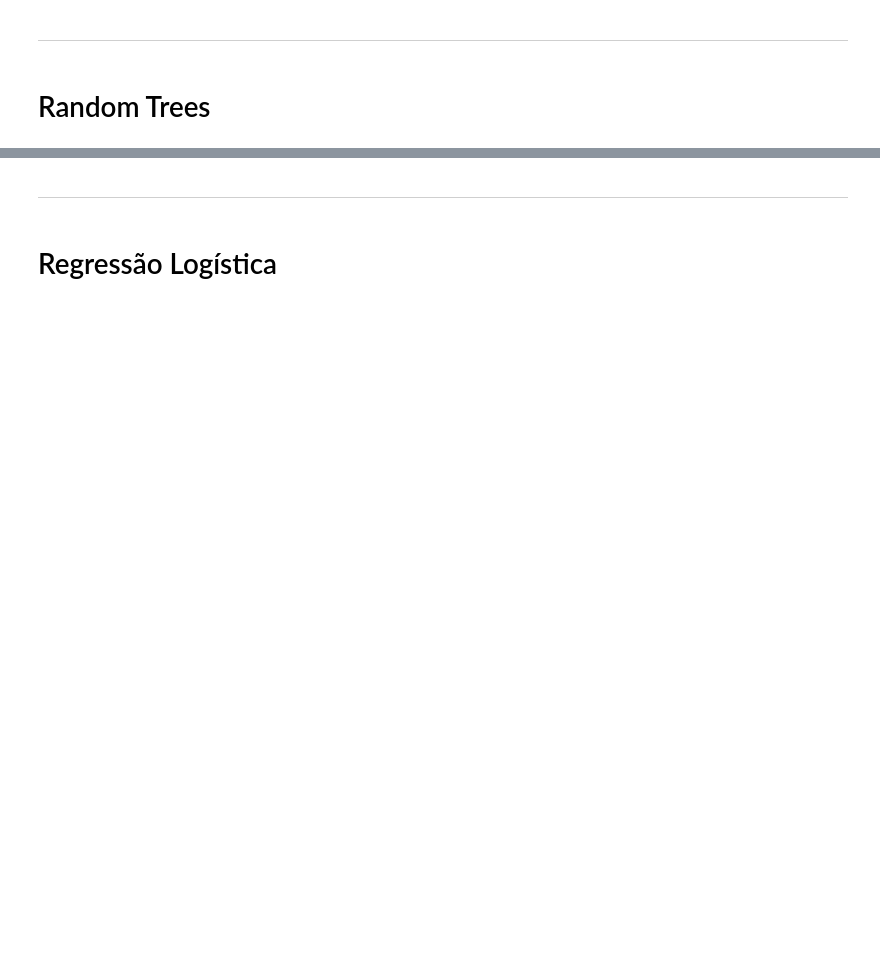
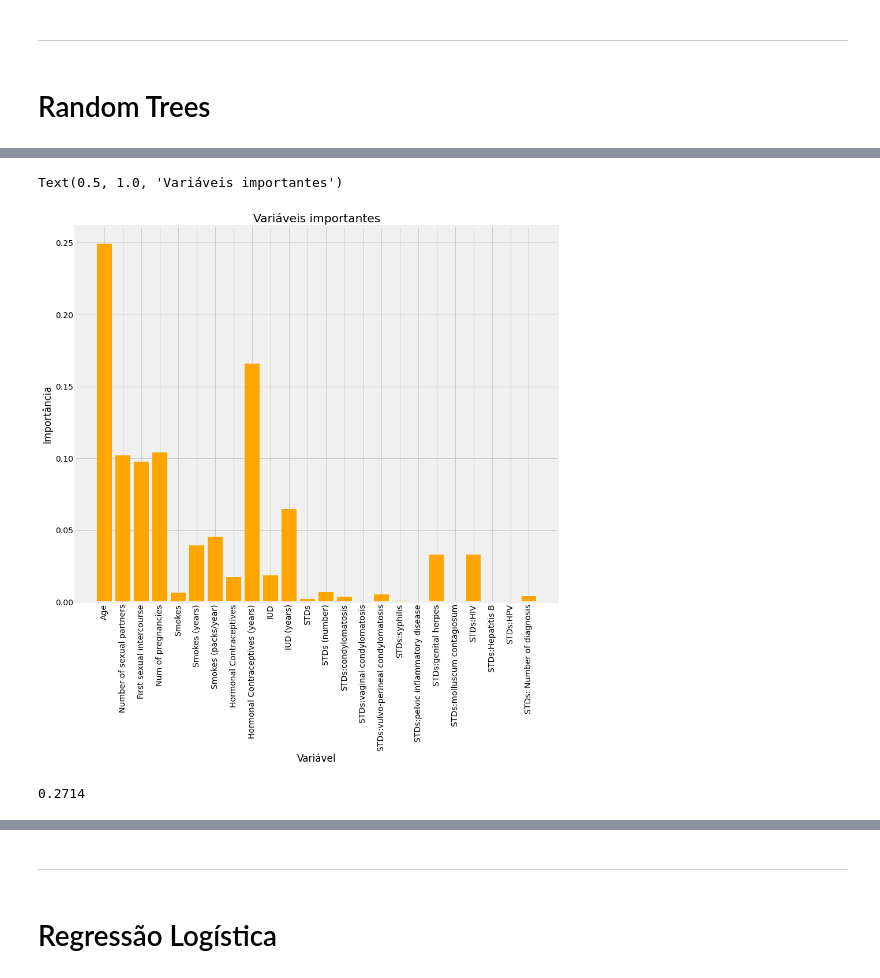
Before and after one commit to lorenabc/CDADOS---PROJETO-2, a Jupyter notebook: Leitura_Dataset.ipynb, the cells around one changed output, grey strips where cells are left out. Drawn from its saved outputs; the diff is of its cells as text; code cells hidden in the pictures; blank space fills up the shorter version.

```diff
--- a/Leitura_Dataset.ipynb
+++ b/Leitura_Dataset.ipynb
@@ -445,11 +499,25 @@ feature_importancia = sorted(feature_importancia, key = lambda x: x[1], reverse
 # %%
 # Faz o gráfico de barras das variáveis por sua respectiva importância
 
 plt.figure(figsize=(15, 12))
 plt.style.use('fivethirtyeight')
 x_values = list(range(len(importancia)))
-plt.bar(x_values, importancia, orientation = 'vertical')
+plt.bar(x_values, importancia, orientation = 'vertical', color= 'orange')
 plt.xticks(x_values, colunas, rotation='vertical')
 plt.ylabel('Importância')
 plt.xlabel('Variável')
 plt.title('Variáveis importantes')
+# %% [output]
+Text(0.5, 1.0, 'Variáveis importantes')
+[figure, added]
+# %%
+# Criando previsões
+predictions_regressor = regressor.predict(X_test)
+
+# Encontrando o erro quadrático médio do nosso modelo de RandomForest
+rmse_regressor = np.sqrt(mean_squared_error(y_test, predictions_regressor))
+rmse_regressor = round(rmse_regressor,4)
+
+rmse_regressor
+# %% [output]
+0.2714
```
Also changed, not shown: parts of 39 cells of this notebook.
